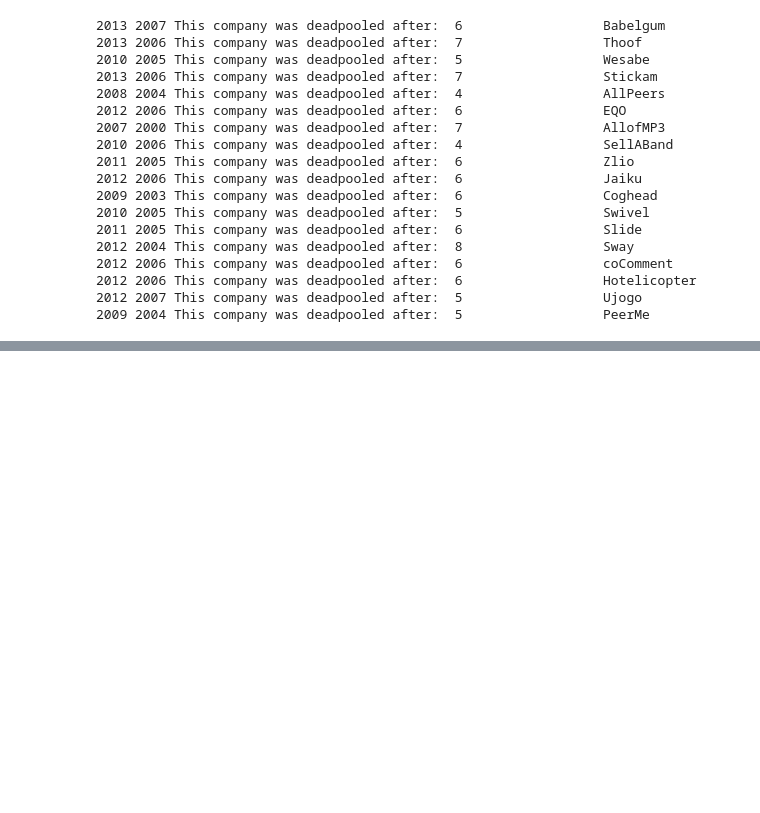
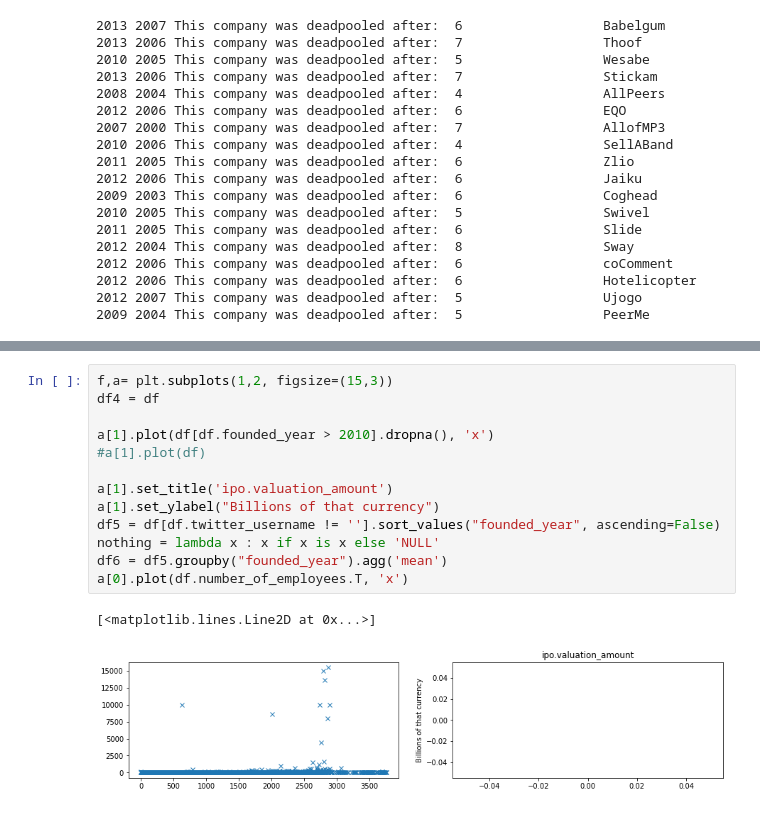
Before and after one commit to rihp/datamad0320, a Jupyter notebook: module-2/lab-advance-querying-mongo/your_code/main.ipynb, the cells around one changed output, grey strips where cells are left out. Cells and saved outputs as stored; diff of their text form; blank space fills up the shorter version.

```diff
--- a/module-2/lab-advance-querying-mongo/your_code/main.ipynb
+++ b/module-2/lab-advance-querying-mongo/your_code/main.ipynb
@@ -490 +486,17 @@ Text(0, 0.5, 'Billions of that currency')
 [figure]
+# %%
+f,a= plt.subplots(1,2, figsize=(15,3))
+df4 = df
+
+a[1].plot(df[df.founded_year > 2010].dropna(), 'x')
+#a[1].plot(df)
+
+a[1].set_title('ipo.valuation_amount')
+a[1].set_ylabel("Billions of that currency")
+df5 = df[df.twitter_username != ''].sort_values("founded_year", ascending=False)
+nothing = lambda x : x if x is x else 'NULL'
+df6 = df5.groupby("founded_year").agg('mean')
+a[0].plot(df.number_of_employees.T, 'x')
+# %% [output]
+[<matplotlib.lines.Line2D at 0x...>]
+[figure, added]
```
Also changed, not shown: parts of 4 cells of this notebook.
